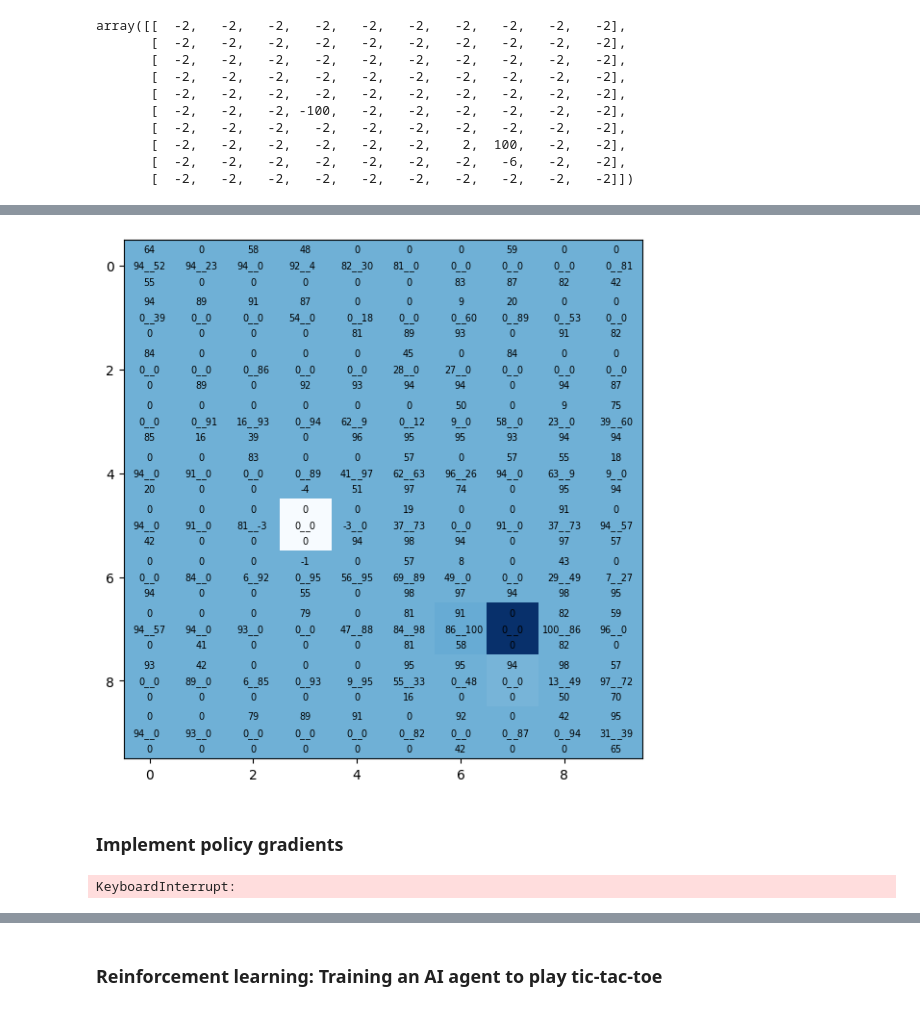
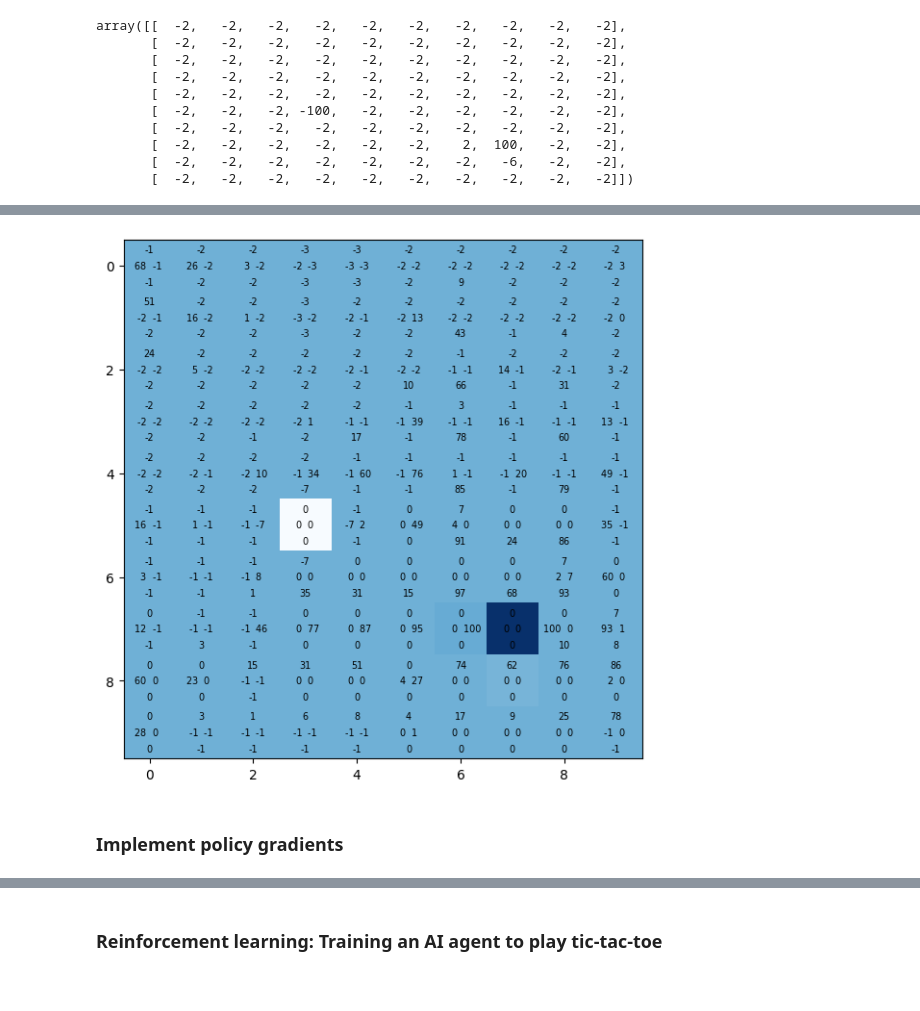
Before and after one commit to saidplayer/AIML, a Jupyter notebook: 02 - AI ML Algorithms and Techniques/Codes/M3.ipynb, the cells around one changed output, grey strips where cells are left out. Drawn from its saved outputs; the diff is of its cells as text; code cells hidden in the pictures.

```diff
--- a/02 - AI ML Algorithms and Techniques/Codes/M3.ipynb
+++ b/02 - AI ML Algorithms and Techniques/Codes/M3.ipynb
@@ -14,8 +14,8 @@ pitfall   = (5,3)
 Q_table = np.zeros((grid_size, grid_size, n_actions))
 
 
-alpha = 0.7  # Learning rate
-gamma = 1  # Discount factor for future rewards
+alpha = 0.1  # Learning rate
+gamma = 0.98  # Discount factor for future rewards
 epsilon = 0.02  # Exploration rate for epsilon-greedy policy
 
 
@@ -96,7 +96,7 @@ cumulative_rewards = []
 episode_lengths = []
 Q_table = np.zeros((grid_size, grid_size, n_actions))
 
-for episode in range(2500):
+for episode in range(500):
     state = (np.random.randint(0, grid_size), np.random.randint(0, grid_size))  # Start in a random state
     done = False
     total_reward = 0
@@ -167,19 +167,19 @@ plt.show()
 # %%
 # Q_table2 = Q_table - Q_table.min()
 Q_table2 = Q_table / Q_table.max() * 100
 
 plt.figure(figsize=(7,7))
 plt.imshow(rewards, cmap="Blues")
 # LRUD
 for j in range(grid_size):
     for i in range(grid_size):
-        plt.text(j,i,f"{round(Q_table2[(i, j, 0)])}_", ha="right", va="center", size="x-small")
-        plt.text(j,i,f"_{round(Q_table2[(i, j, 1)])}", ha="left", va="center", size="x-small")
+        plt.text(j,i,f"{round(Q_table2[(i, j, 0)])} ", ha="right", va="center", size="x-small")
+        plt.text(j,i,f" {round(Q_table2[(i, j, 1)])}", ha="left", va="center", size="x-small")
         plt.text(j,i,f"{round(Q_table2[(i, j, 2)])}\n", ha="center", va="bottom", size="x-small")
         plt.text(j,i,f"\n{round(Q_table2[(i, j, 3)])}", ha="center", va="top", size="x-small")
 plt.show()
 # %% [output]
-[figure, old version]
+[figure, new version]
 # %% [markdown]
 ### Implement policy gradients
 # %%
@@ -212,12 +218,42 @@ states = []
 actions = []
 episode_rewards = []
 
-for episode in range(300):
+for episode in range(200):
     state = np.random.randint(0, n_states)  # Start in a random state
     done = False
+    step = 0
     while not done:
+        step += 1
         action = get_action(state)  # Use the provided function
-        next_state = np.random.randint(0, n_states)  # Simulated next state
+
+        tstate = (state//grid_size, state%grid_size)
+        if action == 0: # Left
+            if tstate[1]%grid_size != 0:
+                next_state = (tstate[0], tstate[1] - 1)
+            elif tstate[0] > 0:
+                next_state = (tstate[0] - 1, grid_size - 1)
+            else:
+                next_state = (grid_size - 1, grid_size - 1)
+
+        elif action == 1: # Right
+            if tstate[1]%grid_size != grid_size - 1:
+                next_state = (tstate[0], tstate[1] + 1)
+            elif tstate[0] < grid_size - 1:
+                next_state = (tstate[0] + 1, 0)
+            else:
+                next_state = (0, 0)
+
+        elif action == 2 and tstate[0] > 0: # Up
+            next_state = (tstate[0] - 1, tstate[1])
+
+        elif action == 3 and tstate[0] < grid_size - 1: # Down
+            next_state = (tstate[0] + 1, tstate[1])
+
+        else: # blocked on the top or bottom borders
+            next_state = tstate
+
+        next_state = next_state[0] * grid_size + next_state[1] - 1
+        # next_state = np.random.randint(0, n_states)  # Simulated next state
         reward = rewards[next_state]
 
         # Store the state-action-reward trajectory
@@ -226,10 +262,8 @@ for episode in range(300):
         episode_rewards.append(reward)
 
         state = next_state
-        if next_state in {target, pitfall}:
+        if next_state in {target, pitfall} or step > 100:
             done = True
-# %% [output]
-KeyboardInterrupt:
 # %%
 def compute_cumulative_rewards(rewards, gamma=0.99):
     cumulative_rewards = np.zeros_like(rewards)
```
Also changed, not shown: parts of 22 cells of this notebook.
